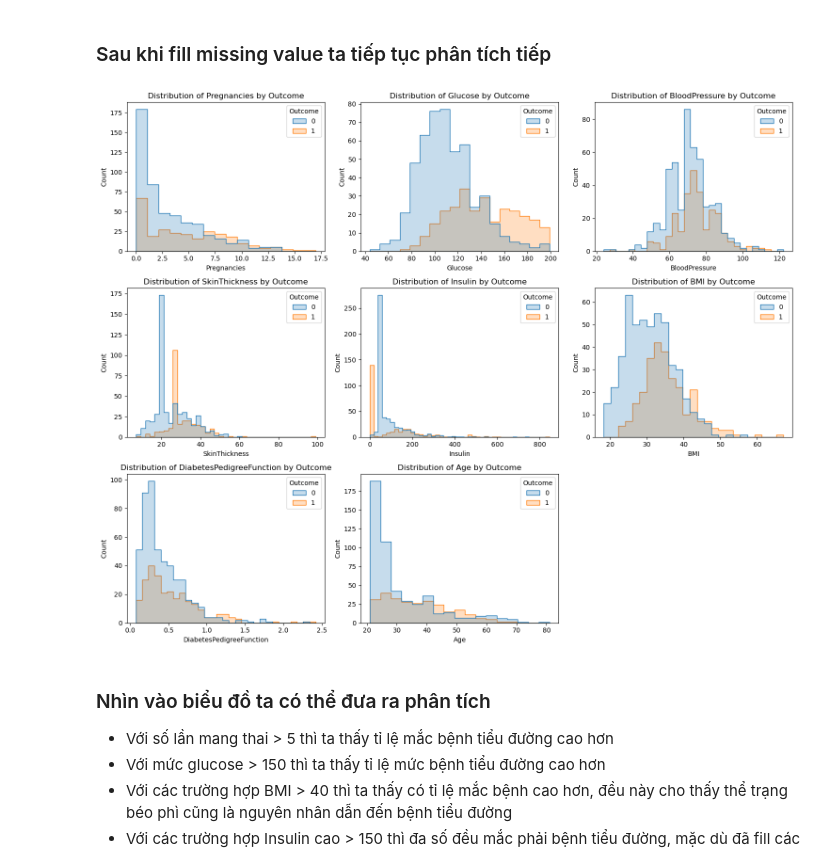
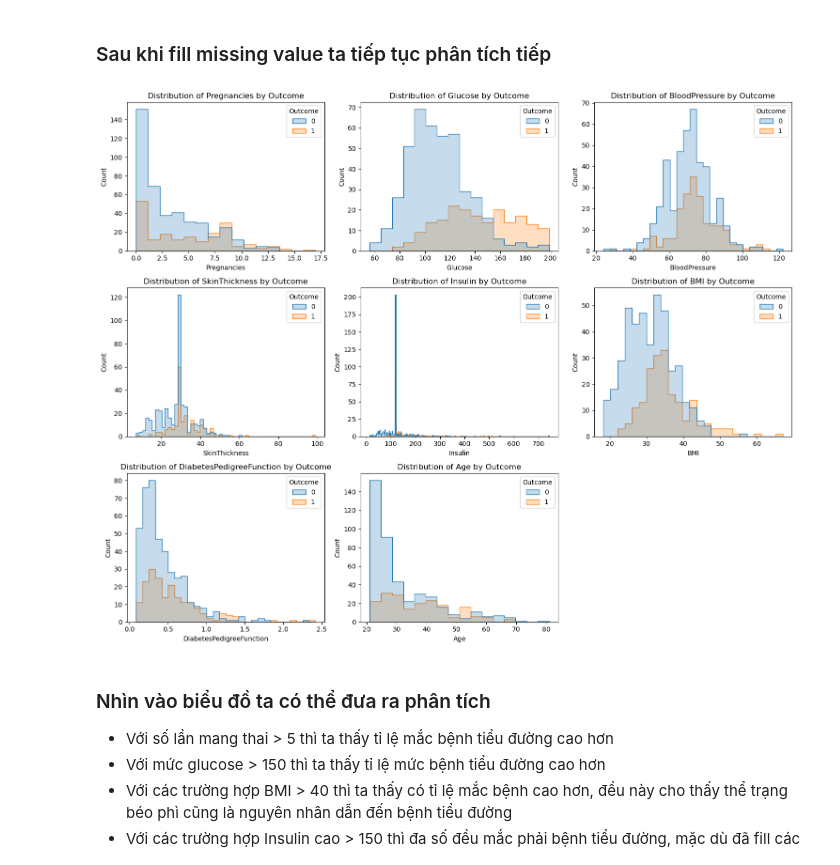
Before and after one commit to MinhNguyen-leo/SGU25_ML_GroupProject, a Jupyter notebook: Pima_indians_diabetes/Pima_indians_diabetes.ipynb, the cells around one changed output. Drawn from its saved outputs; the diff is of its cells as text; code cells hidden in the pictures.

```diff
--- a/Pima_indians_diabetes/Pima_indians_diabetes.ipynb
+++ b/Pima_indians_diabetes/Pima_indians_diabetes.ipynb
@@ -10,7 +21,8 @@ import seaborn as sns
 # %% [markdown]
 ### Import dữ liệu
 # %%
-df = pd.read_csv('./data/diabetes.csv')
-df.head()
+df_train = pd.read_csv('./data/train.csv')
+df_test = pd.read_csv('./data/test.csv')
+df_train.head()
 # %% [output]
 |  | Pregnancies | Glucose | BloodPressure | SkinThickness | Insulin | BMI | DiabetesPedigreeFunction | Age | ... |
@@ -85,40 +97,39 @@ plt.show()
 ## Filling missing values (zero values)
 ### Dựa vào histogram ta thấy rằng trong dữ liệu có quá nhiều missing value có thể dẫn đến sai sót trong quá trình phân tích dữ liệu
 # %%
-## Fill missing values của các cột bằng median của từng nhóm Outcome
+## Fill missing values của các cột bằng median của cột đó
 col_with_zeros = ['Glucose', 'BloodPressure', 'SkinThickness', 'Insulin', 'BMI']
 
 for col in col_with_zeros:
-    median0 = df[df['Outcome'] == 0][col].median()
-    median1 = df[df['Outcome'] == 1][col].median()
-    df.loc[(df[col] == 0) & (df['Outcome'] == 0), col] = median0
-    df.loc[(df[col] == 0) & (df['Outcome'] == 1), col] = median1
+    median = df_train[col].replace(0, np.nan).median()   # median chỉ tính trên train
+    df_train[col] = df_train[col].replace(0, np.nan).fillna(median)
+    df_train[col] = df_train[col].replace(0, np.nan).fillna(median)
 # %% [markdown]
 ### Sau khi fill missing value ta tiếp tục phân tích tiếp
 # %%
 target = 'Outcome'
-features = df.columns[df.columns != target].tolist()
+features = df_train.columns[df_train.columns != target].tolist()
 
 def plot_feature_distributions(data, features, target):
     num_features = len(features)
     num_cols = 3
     num_rows = (num_features + num_cols - 1) // num_cols
 
     plt.figure(figsize=(num_cols * 5, num_rows * 4))
 
     for i, feature in enumerate(features):
         plt.subplot(num_rows, num_cols, i + 1)
         sns.histplot(data=data, x=feature, hue=target, element="step", common_norm=False)
         plt.title(f'Distribution of {feature} by {target}')
         plt.xlabel(feature)
         plt.ylabel('Count')
 
     plt.tight_layout()
     plt.show()
 
-plot_feature_distributions(df, features, target)
+plot_feature_distributions(df_train, features, target)
 # %% [output]
-[figure, old version]
+[figure, new version]
 # %% [markdown]
 ### Nhìn vào biểu đồ ta có thể đưa ra phân tích
 * Với số lần mang thai > 5 thì ta thấy tỉ lệ mắc bệnh tiểu đường cao hơn
```
Also changed, not shown: parts of 22 cells of this notebook, 2 other files.
